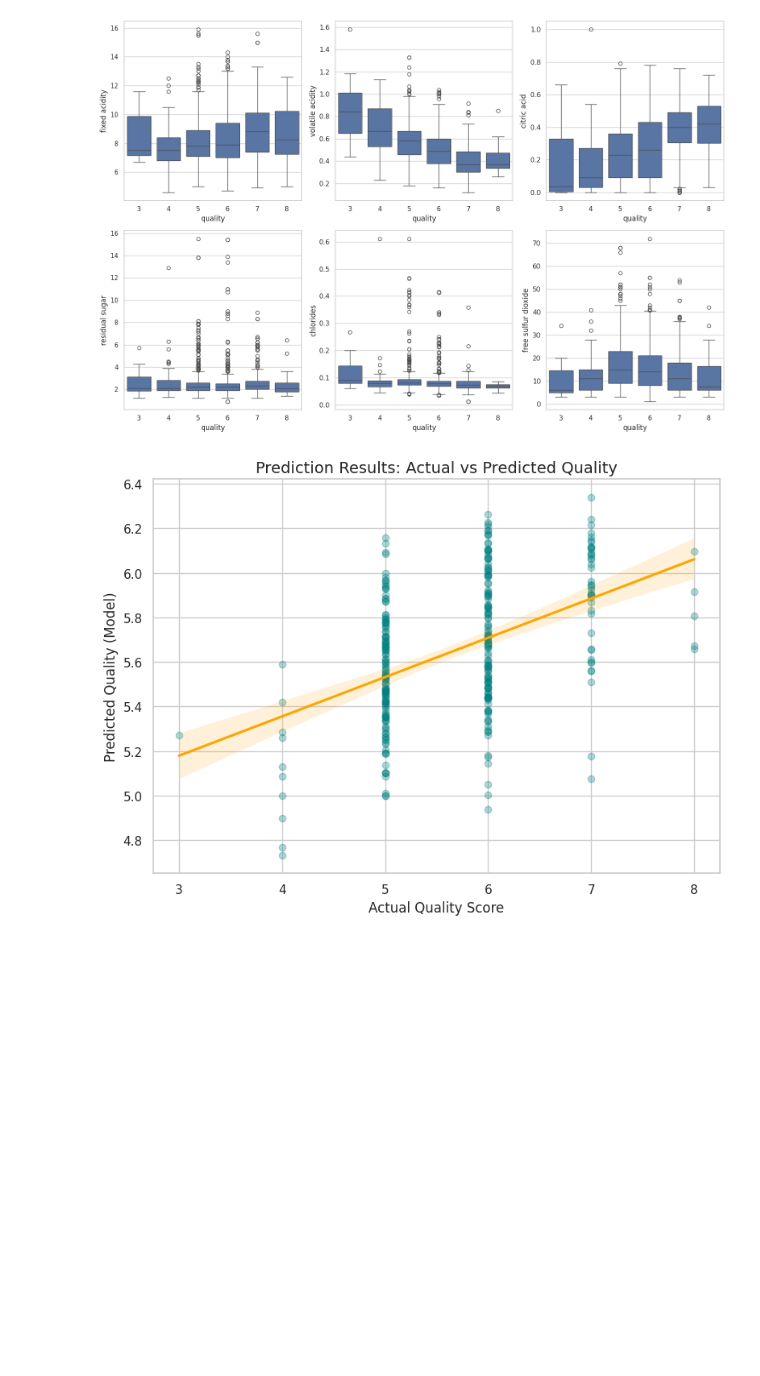
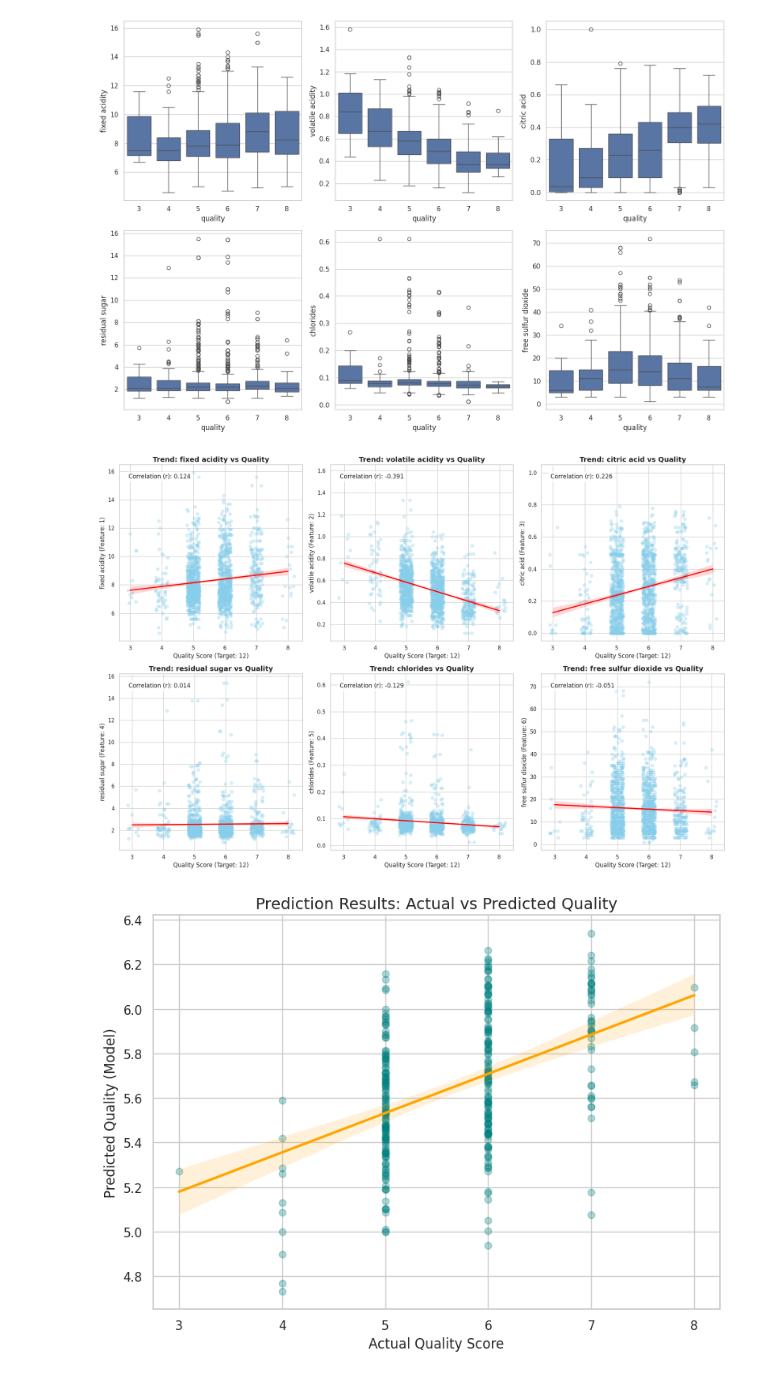
Before and after one commit to hottp2988/tibame-20251203, a Jupyter notebook: winequality.ipynb, the cells around one changed output. Saved outputs shown, nothing was run; the diff lists cells and outputs as text; code cells hidden in the pictures; blank space fills up the shorter version.

```diff
--- a/winequality.ipynb
+++ b/winequality.ipynb
@@ -108,6 +108,42 @@ plt.tight_layout()
 plt.show()
 # %% [output]
 [figure]
+# %%
+sns.set_theme(style="whitegrid")
+fig, axes = plt.subplots(2, 3, figsize=(18, 12))
+axes = axes.flatten()
+
+# 3. 選擇前 6 項特徵名稱
+features = df.columns[:6].tolist()
+
+# 4. 迴圈繪製趨勢圖
+for i, col in enumerate(features):
+    # 計算該特徵與 quality 的皮爾森相關係數 (r)
+    r_val = df['quality'].corr(df[col])
+
+    # 繪製趨勢圖 (regplot)
+    # x_jitter=0.2 讓點散開一點比較好觀察分佈
+    sns.regplot(x='quality', y=col, data=df, ax=axes[i],
+                x_jitter=0.2,
+                scatter_kws={'alpha':0.3, 'color':'skyblue'},
+                line_kws={'color':'red'})
+
+    # 設定軸名稱 (Requirement: 必備條件)
+    axes[i].set_title(f'Trend: {col} vs Quality', fontsize=14, fontweight='bold')
+    axes[i].set_xlabel('Quality Score (Target: 12)', fontsize=12)
+    axes[i].set_ylabel(f'{col} (Feature: {i+1})', fontsize=12)
+
+    # 在圖中顯示相關係數 (Requirement: 必備條件)
+    # 使用文字方塊標註在左上角
+    axes[i].text(0.05, 0.95, f'Correlation (r): {r_val:.3f}',
+                 transform=axes[i].transAxes, fontsize=12,
+                 verticalalignment='top',
+                 bbox=dict(boxstyle='round', facecolor='white', alpha=0.8))
+
+plt.tight_layout()
+plt.show()
+# %% [output]
+[figure, added]
 # %%
 # --- 【第二部分：模型預測與連動】 ---
 X = data_subset[features_cols]
```
Also changed, not shown: parts of 1 cell of this notebook.
